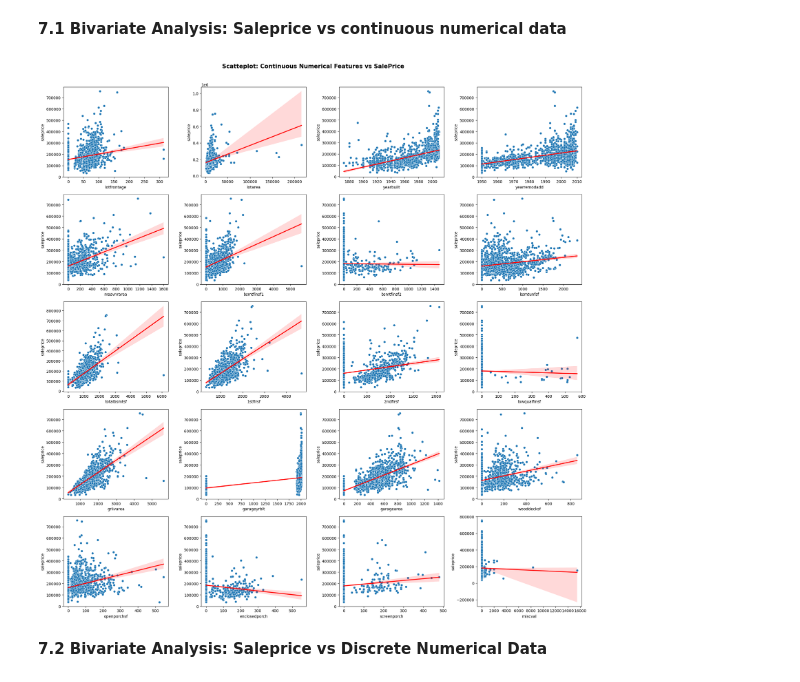
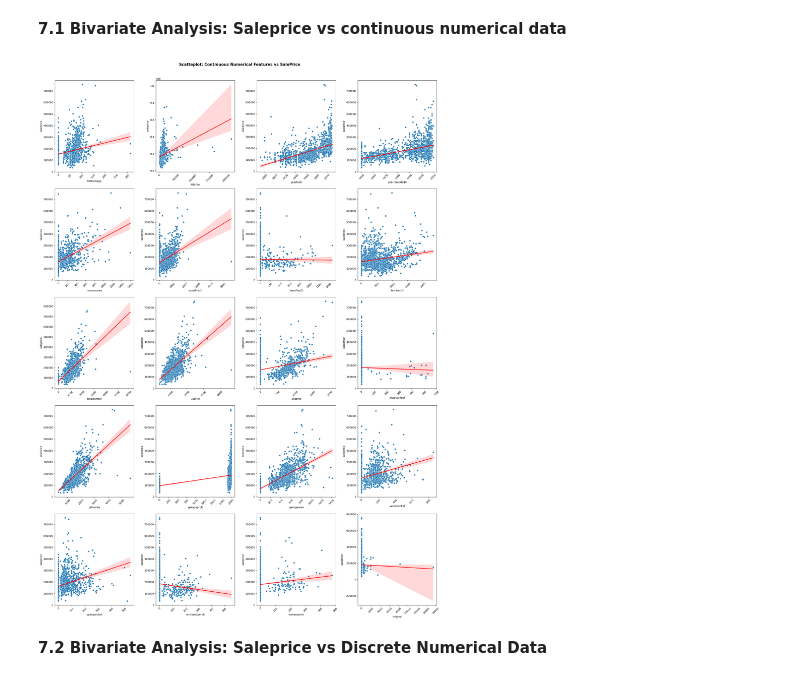
Before and after one commit to AsokTamang/houseprice_predictor, a Jupyter notebook: notebook/Untitled.ipynb, the cells around one changed output. Saved outputs shown, nothing was run; the diff lists cells and outputs as text; code cells hidden in the pictures.

```diff
--- a/notebook/Untitled.ipynb
+++ b/notebook/Untitled.ipynb
@@ -414,20 +414,21 @@ DECISION -->Either group them into "Other section" or use target encoding
 # %%
 n_cols = 4
 n_rows = int(np.ceil(len(continuous) / n_cols))
-fig,axes = plt.subplots(n_rows,n_cols,figsize=(20,n_rows * 4))
+fig,axes = plt.subplots(n_rows,n_cols,figsize=(22,n_rows * 6))
 axes = axes.flatten()
 for i,feature in enumerate(continuous):
     sns.scatterplot(x=df_raw[feature].fillna(0),y=df_raw['saleprice'],ax=axes[i])
     sns.regplot(x=df_raw[feature].fillna(0),y=df_raw['saleprice'],scatter=False,color='red',ax=axes[i])
     axes[i].set_xlabel(feature)
+    axes[i].tick_params(axis='x',rotation=45)
 for j in range(i+1,len(axes)):
     axes[j].set_visible(False)
 
 fig.suptitle('Scatteplot: Continuous Numerical Features vs SalePrice',fontsize='15',fontweight='bold',y=1.01)
 plt.tight_layout()
 plt.show()
 # %% [output]
-[figure, old version]
+[figure, new version]
 # %% [markdown]
 **7.2 Bivariate Analysis: Saleprice vs Discrete Numerical Data**
 # %%
```
Also changed, not shown: parts of 4 cells of this notebook.
